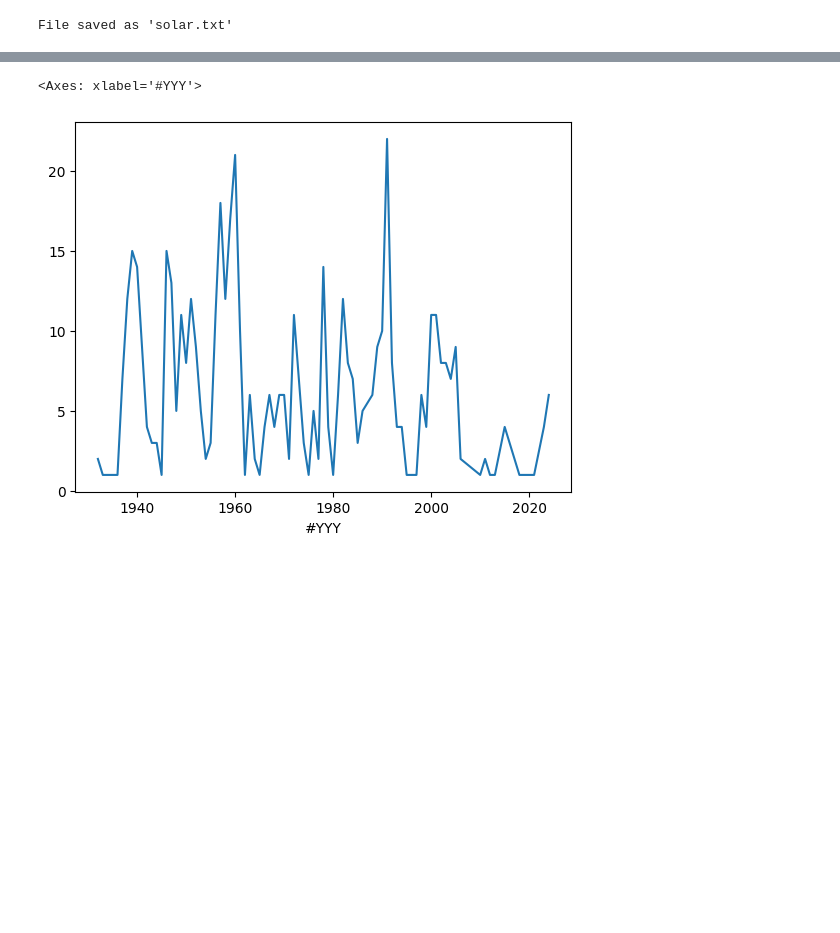
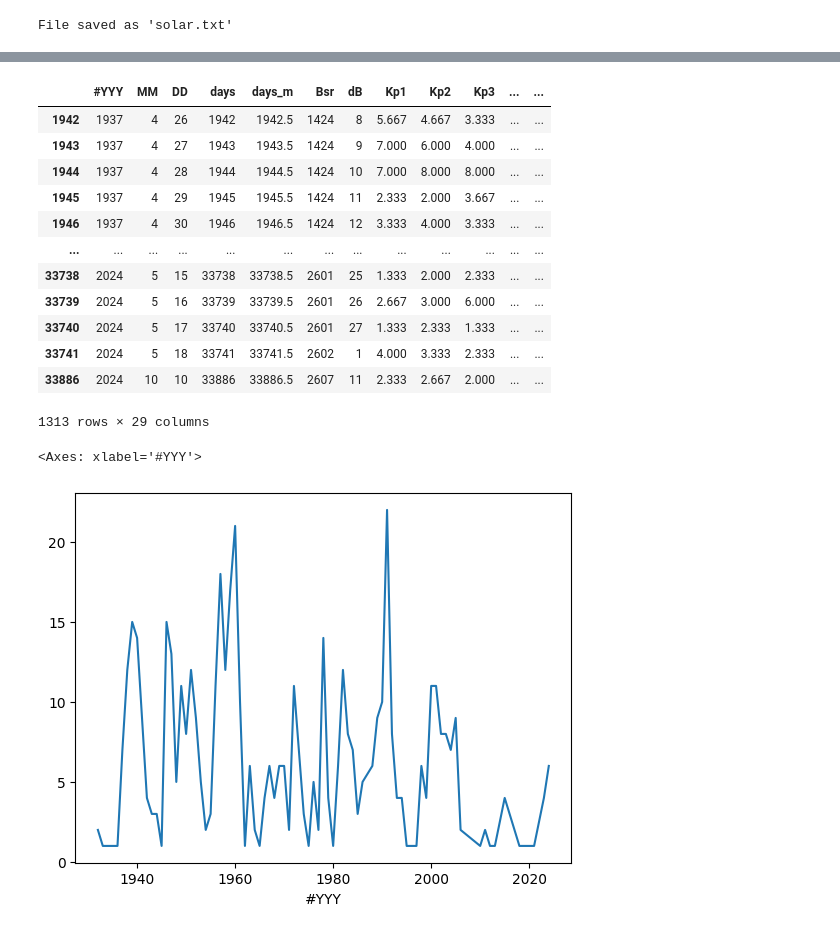
Before and after one commit to dviabhav/Aurora-forecast-and-historical-data, a Jupyter notebook: historical forecast.ipynb, the cells around one changed output, grey strips where cells are left out. Drawn from its saved outputs; the diff is of its cells as text; code cells hidden in the pictures; blank space fills up the shorter version.

```diff
--- a/historical forecast.ipynb
+++ b/historical forecast.ipynb
@@ -27,3 +50,23 @@ File saved as 'solar.txt'
+# %%
+idx = df.loc[df.max_Kp>8].index.to_list()
+idx_new = []
+for id in idx:
+    idx_new = idx_new + list(range(id, id + 8))
+df.iloc[idx_new[:-7]]
+# %% [output]
+|  | #YYY | MM | DD | days | days_m | Bsr | dB | Kp1 | Kp2 | Kp3 | ... | ... |
+| 1942 | 1937 | 4 | 26 | 1942 | 1942.5 | 1424 | 8 | 5.667 | 4.667 | 3.333 | ... | ... |
+| 1943 | 1937 | 4 | 27 | 1943 | 1943.5 | 1424 | 9 | 7.000 | 6.000 | 4.000 | ... | ... |
+| 1944 | 1937 | 4 | 28 | 1944 | 1944.5 | 1424 | 10 | 7.000 | 8.000 | 8.000 | ... | ... |
+| 1945 | 1937 | 4 | 29 | 1945 | 1945.5 | 1424 | 11 | 2.333 | 2.000 | 3.667 | ... | ... |
+| 1946 | 1937 | 4 | 30 | 1946 | 1946.5 | 1424 | 12 | 3.333 | 4.000 | 3.333 | ... | ... |
+| ... | ... | ... | ... | ... | ... | ... | ... | ... | ... | ... | ... | ... |
+| 33738 | 2024 | 5 | 15 | 33738 | 33738.5 | 2601 | 25 | 1.333 | 2.000 | 2.333 | ... | ... |
+| 33739 | 2024 | 5 | 16 | 33739 | 33739.5 | 2601 | 26 | 2.667 | 3.000 | 6.000 | ... | ... |
+| 33740 | 2024 | 5 | 17 | 33740 | 33740.5 | 2601 | 27 | 1.333 | 2.333 | 1.333 | ... | ... |
+| 33741 | 2024 | 5 | 18 | 33741 | 33741.5 | 2602 | 1 | 4.000 | 3.333 | 2.333 | ... | ... |
+| 33886 | 2024 | 10 | 10 | 33886 | 33886.5 | 2607 | 11 | 2.333 | 2.667 | 2.000 | ... | ... |
+1313 rows × 29 columns
 # %%
 dflimit = df.loc[df.max_Kp>7]
 (dflimit.groupby('#YYY')['max_Kp'].count()).plot()
```
Also changed, not shown: parts of 2 cells of this notebook, 5 other files.
